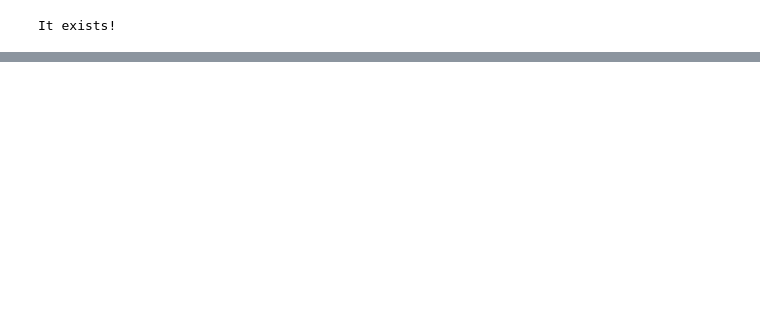
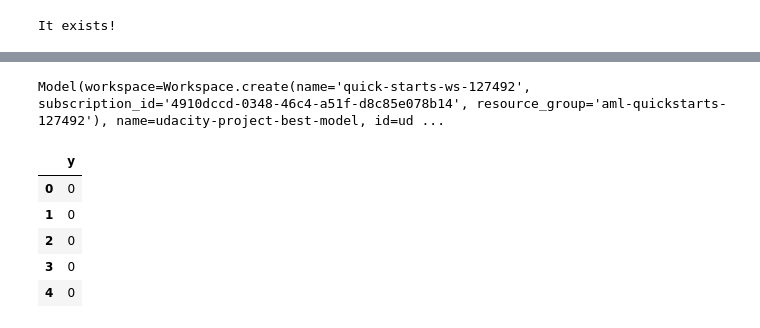
Before and after one commit to vanshika-medi/Nanodegree-Project---1, a Jupyter notebook: udacity-project.ipynb, the cells around one changed output, grey strips where cells are left out. Saved outputs shown, nothing was run; the diff lists cells and outputs as text; code cells hidden in the pictures; blank space fills up the shorter version.

```diff
--- a/udacity-project.ipynb
+++ b/udacity-project.ipynb
@@ -84,3 +148,7 @@ import joblib
+# %%
+best_run.register_model(model_name = 'udacity-project-best-model', model_path = 'outputs/udacity-project-output.joblib')
+# %% [output]
+Model(workspace=Workspace.create(name='quick-starts-ws-127492', subscription_id='4910dccd-0348-46c4-a51f-d8c85e078b14', resource_group='aml-quickstarts-127492'), name=udacity-project-best-model, id=ud ...
 # %%
 from azureml.data.dataset_factory import TabularDatasetFactory
 
@@ -96,0 +167,11 @@ x, y = clean_data(### YOUR DATA OBJECT HERE ###)
+# %%
+import pandas as pd
+y_df = pd.DataFrame(y, columns = ['y'])
+y_df.head()
+# %% [output]
+|  | y |
+| 0 | 0 |
+| 1 | 0 |
+| 2 | 0 |
+| 3 | 0 |
+| 4 | 0 |
```
Also changed, not shown: parts of 12 cells of this notebook, 1 other file.
